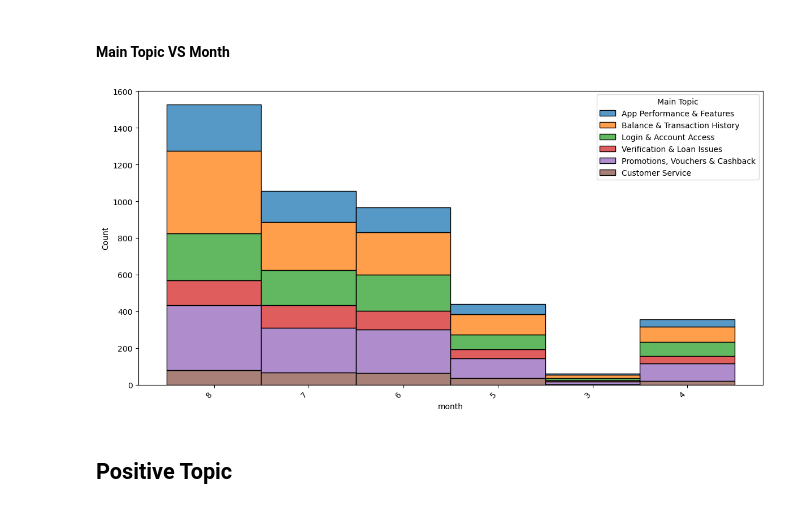
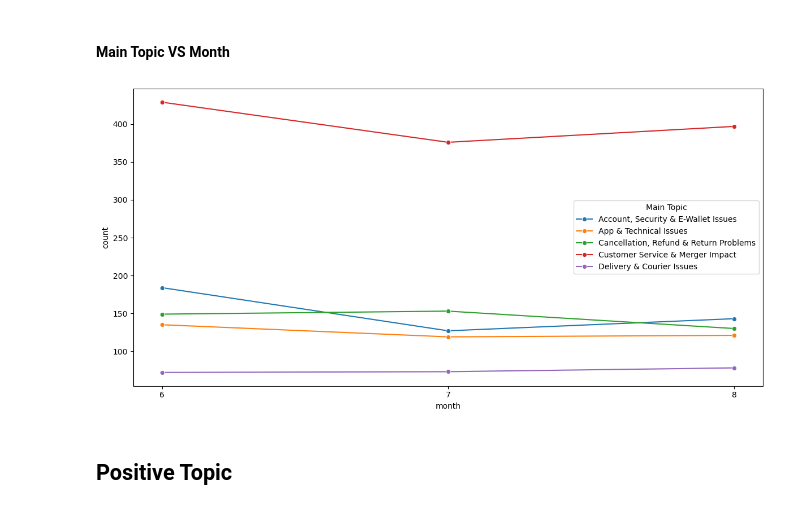
Before and after one commit to WayanArdike/gopay, a Jupyter notebook: study-case-tokopedia.ipynb, the cells around one changed output. Cells and saved outputs as stored; diff of their text form; code cells hidden in the pictures.

```diff
--- a/study-case-tokopedia.ipynb
+++ b/study-case-tokopedia.ipynb
@@ -612,15 +613,2 @@ negative_info
 # %% [markdown]
 ### Sub Topic Intepretation
-# %%
-negative_topic.set_topic_labels({
-    0: "Login & Account Access", 1: "Balance Not Credited", 2: "Facial Verification Failed", 3: "Customer Service Delay",4: "App Performance Issues",
-    5: "Promo Voucher Failure", 6: "GoPay Plus Account Issues", 7: "Balance Cuts & Missing Top-ups",8: "Loan Denied", 9: "App Bugs & Errors",
-    10: "Promo & Gift Frustration", 11: "Connectivity & Chat Issues", 12: "Fewer Discounts", 13: "Unreliable Game Top-ups", 14: "Balance Deducted Without Funds",
-    15: "Delayed Bank Transfers", 16: "Missing Cashback/Promo", 17: "Cannot Claim Gifts/Promo", 18: "Top-up Deducted, Not Credited", 19: "Recent Top-ups Not Reflected",
-    20: "Account Access Problems", 21: "Mandatory App Update Blocks Login", 22: "Delayed Balance After Bank Top-up", 23: "Payment/Service Access Blocked", 24: "Update Prompts & Intrusive Ads"
-})
-
-negative_info = negative_topic.get_document_info(negative)
-negative_info["Sub Topic"] = negative_info["CustomName"]
-negative_info = negative_info[["Document","Topic", "Sub Topic"]]
-negative_info.head()
@@ -635,18 +644,18 @@ negative_info.head()
 ### Topic Sanitizing/ Clusterring
 # %%
 def get_topic_group(topic_number):
-    if topic_number in [0, 6, 20, 21, 23]:
-        return "Login & Account Access"
-    elif topic_number in [1, 7, 14, 15, 18, 19, 22]:
-        return "Balance & Transaction History"
-    elif topic_number in [2, 8]:
-        return "Verification & Loan Issues"
-    elif topic_number == 3:
-        return "Customer Service"
-    elif topic_number in [4, 9, 11, 24]:
-        return "App Performance & Features"
+    if topic_number in [0, 22]:
+        return "Delivery & Courier Issues"
+    elif topic_number in [1, 2, 17]:
+        return "Cancellation, Refund & Return Problems"
+    elif topic_number in [3, 9, 15]:
+        return "App & Technical Issues"
+    elif topic_number in [[4, 21, 24]]:
+        return "Promotions & Pricing Issues"
+    elif topic_number in [8, 13, 16, 19, 20]:
+        return "Account, Security & E-Wallet Issues"
     else:
-        return "Promotions, Vouchers & Cashback"
+        return "Customer Service & Merger Impact"
 
 negative_info["Main Topic"] = negative_info["Topic"].progress_apply(get_topic_group)
 negative_info = negative_info[["Document","Main Topic", "Sub Topic"]]
@@ -708,13 +717,13 @@ plt.show()
 #### Main Topic VS Month
 # %%
 plt.figure(figsize=(12, 6))
-sns.histplot(data=negative_info, x="month", hue="Main Topic", multiple="stack")
+plot_data = negative_info.groupby(["month", "Main Topic"]).size().reset_index(name="count")
 
-plt.xticks(rotation=45, ha="right")
+sns.lineplot(data=plot_data, x="month", y="count", hue="Main Topic", marker="o")
 plt.tight_layout()
 plt.show()
 # %% [output]
-[figure, old version]
+[figure, new version]
 # %% [markdown]
 ## Positive Topic
 # %% [markdown]
```
Also changed, not shown: parts of 33 cells of this notebook.
